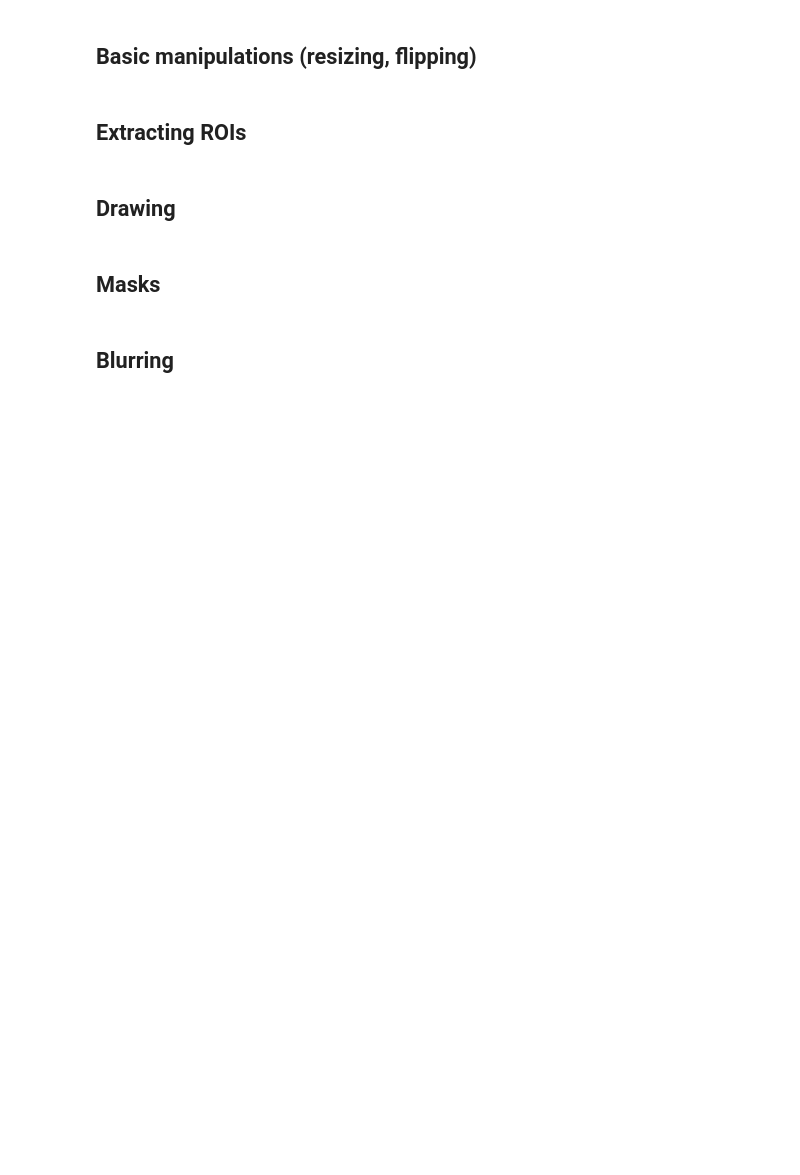
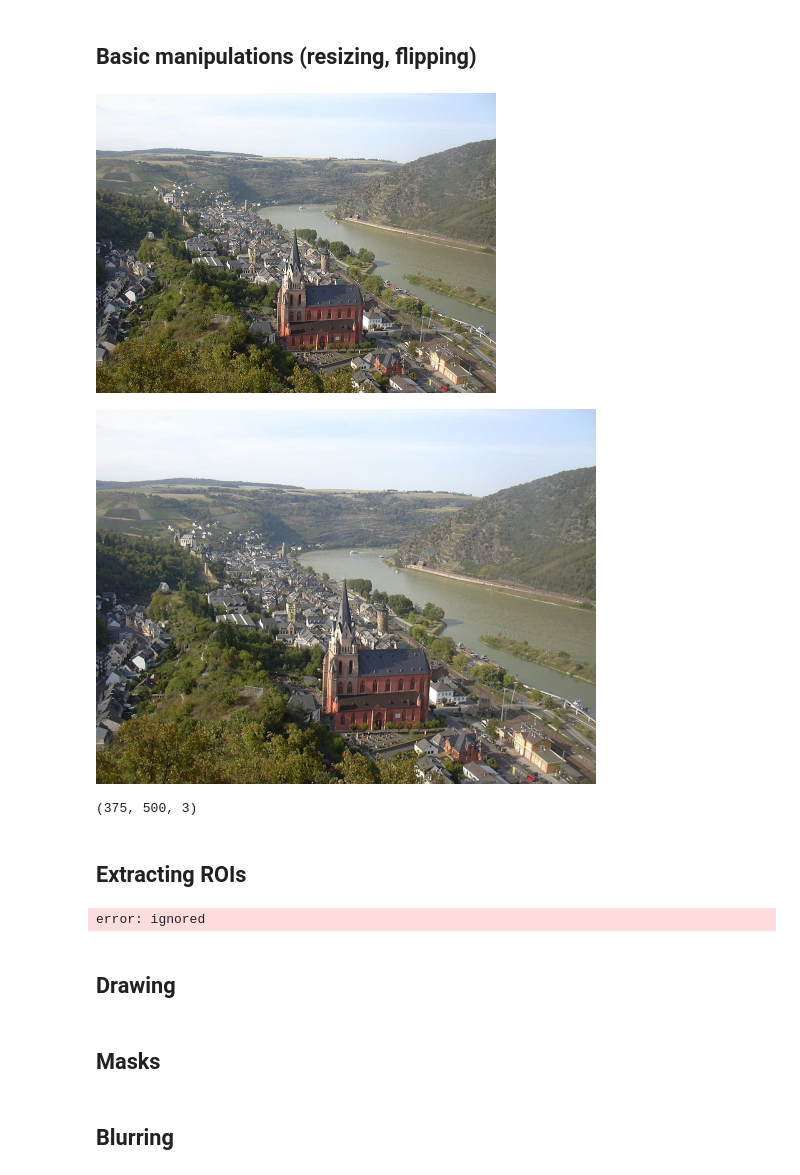
Before and after one commit to drhoffma/HarperIDEAShopCVCC, a Jupyter notebook: lessons/02_Computer_Vision_Basics.ipynb, the cells around one changed output. Saved outputs shown, nothing was run; the diff lists cells and outputs as text; code cells hidden in the pictures; blank space fills up the shorter version.

```diff
--- a/lessons/02_Computer_Vision_Basics.ipynb
+++ b/lessons/02_Computer_Vision_Basics.ipynb
@@ -36,2 +98,17 @@
+# %%
+# code playground
+
+# resize the image smaller
+resized = cv2.resize(image, (400, 300))
+cv2_imshow(resized)
+
+import imutils
+resized_2 = imutils.resize(image, width=500)
+cv2_imshow(resized_2)
+print(resized_2.shape)
+# %% [output]
+[figure, added]
+[figure, added]
+(375, 500, 3)
 # %% [markdown]
 ## Extracting ROIs
@@ -40,3 +115,12 @@
+# %%
+# code playground
+
+#BROKEN
+# image[y2:y1, x2:x1]
+roi = resized_2[320:180, 380:250]
+cv2_imshow(roi)
+# %% [output]
+error: ignored
 # %% [markdown]
 ## Drawing
 # %%
```
Also changed, not shown: parts of 8 cells of this notebook.
